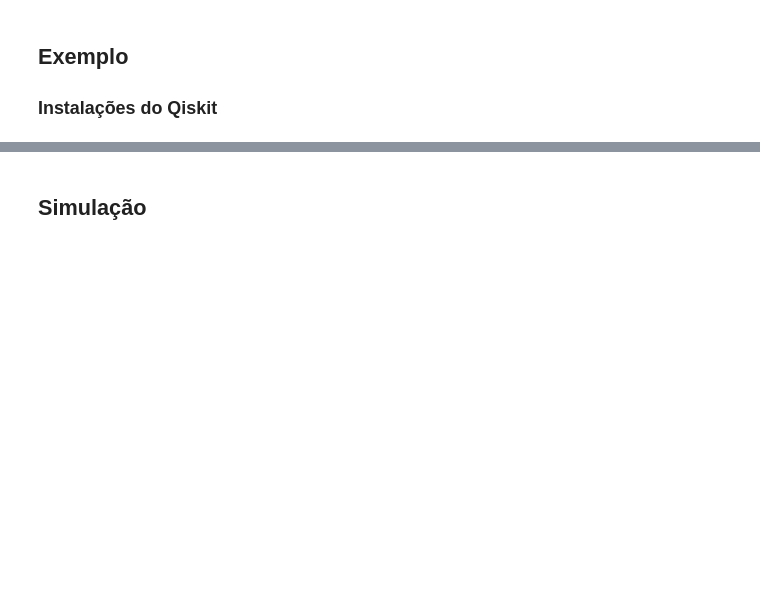
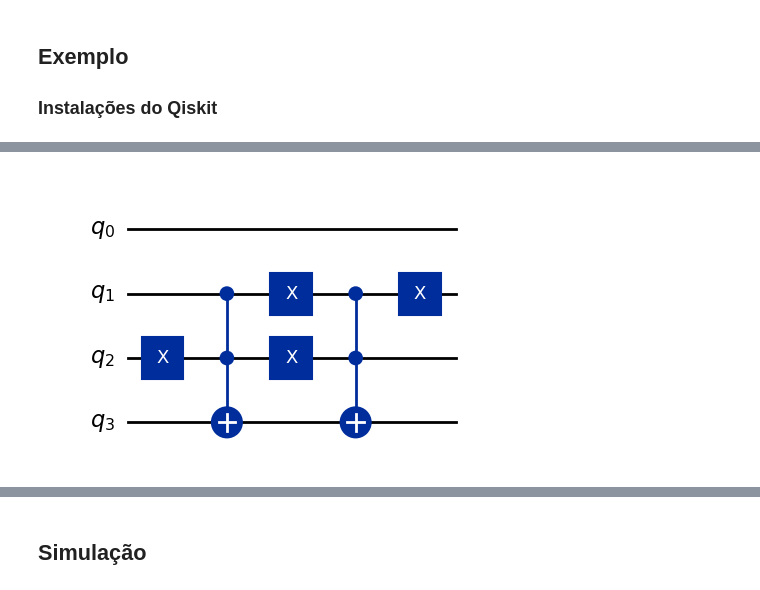
Before and after one commit to jonasmaziero/computacao_quantica_qiskit_sbf_2024, a Jupyter notebook: 05_a_Bernstein-Vazirani.ipynb, the cells around one changed output, grey strips where cells are left out. Drawn from its saved outputs; the diff is of its cells as text; code cells hidden in the pictures; blank space fills up the shorter version.

```diff
--- a/05_a_Bernstein-Vazirani.ipynb
+++ b/05_a_Bernstein-Vazirani.ipynb
@@ -184 +253,6 @@ from qiskit import QuantumCircuit
+# %%
+qcUf = qc_Uf(3)
+qcUf.draw('mpl')
+# %% [output]
+[figure, added]
 # %%
```
Also changed, not shown: parts of 31 cells of this notebook, 5 other files.
